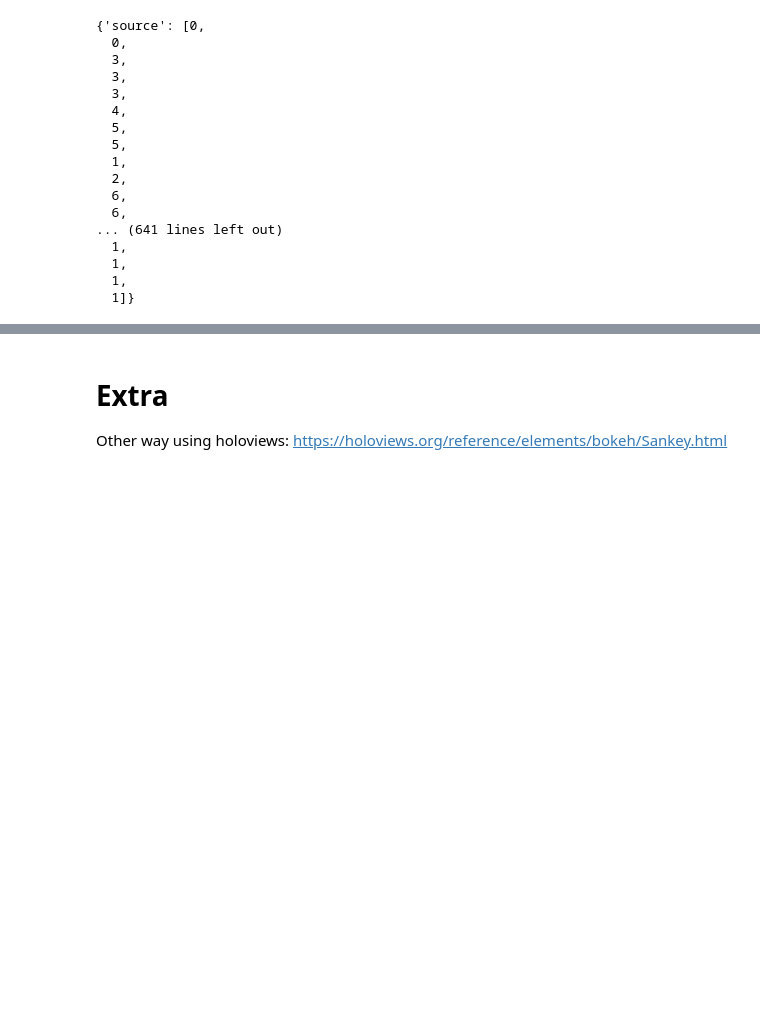
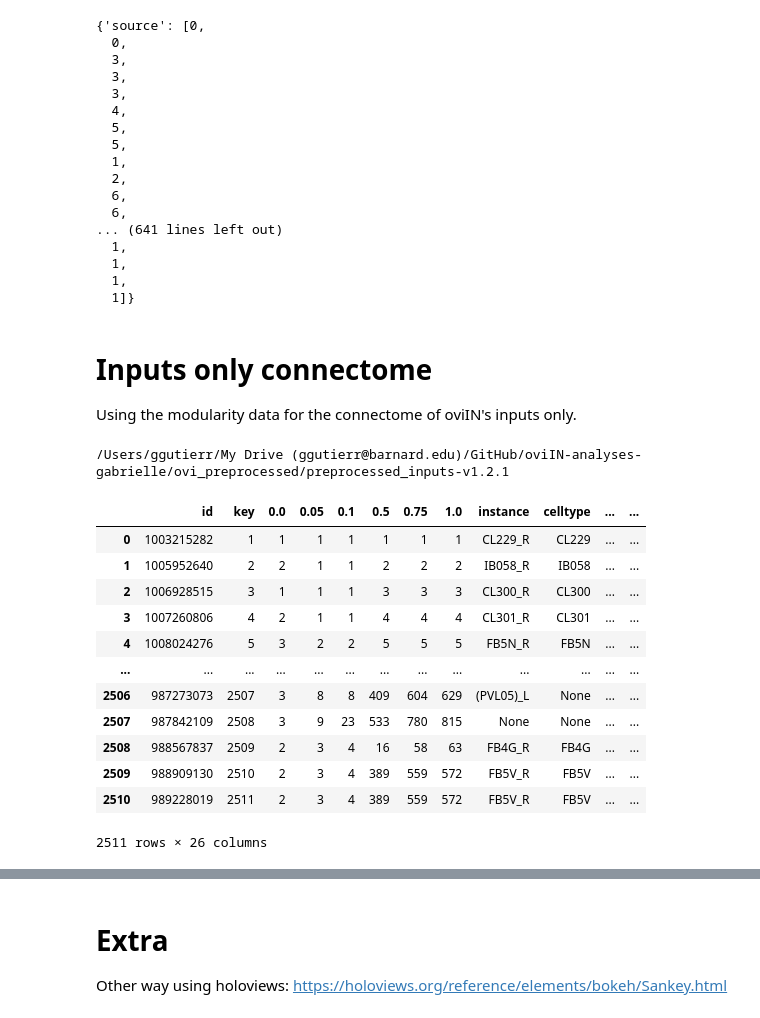
Before and after one commit to Gutierrez-lab/oviIN-analyses-gabrielle, a Jupyter notebook: sankey_modularity.ipynb, the cells around one changed output, grey strips where cells are left out. Drawn from its saved outputs; the diff is of its cells as text; code cells hidden in the pictures; blank space fills up the shorter version.

Commit message:
exploring separate input and output connectomes

```diff
--- a/sankey_modularity.ipynb
+++ b/sankey_modularity.ipynb
@@ -1112,3 +1099,33 @@ fig = go.Figure(data=[go.Sankey(
 ])
 fig.update_layout(title='known cell types in full oviINr modularity data', height=1000)
 fig.show()
+# %% [markdown]
+# Inputs only connectome
+Using the modularity data for the connectome of oviIN's inputs only.
+# %%
+import os
+
+# file path for oviIN modularity data for ovi input connectome
+os.chdir('/Users/ggutierr/My Drive (ggutierr@barnard.edu)/GitHub/oviIN-analyses-gabrielle/ovi_preprocessed/preprocessed_inputs-v1.2.1')
+
+path = os.getcwd()
+print(path)
+# %% [output]
+/Users/ggutierr/My Drive (ggutierr@barnard.edu)/GitHub/oviIN-analyses-gabrielle/ovi_preprocessed/preprocessed_inputs-v1.2.1
+# %%
+ovi_in_node_df = pd.read_csv('preprocessed_nodes.csv')
+ovi_in_node_df
+# %% [output]
+|  | id | key | 0.0 | 0.05 | 0.1 | 0.5 | 0.75 | 1.0 | instance | celltype | ... | ... |
+| 0 | 1003215282 | 1 | 1 | 1 | 1 | 1 | 1 | 1 | CL229_R | CL229 | ... | ... |
+| 1 | 1005952640 | 2 | 2 | 1 | 1 | 2 | 2 | 2 | IB058_R | IB058 | ... | ... |
+| 2 | 1006928515 | 3 | 1 | 1 | 1 | 3 | 3 | 3 | CL300_R | CL300 | ... | ... |
+| 3 | 1007260806 | 4 | 2 | 1 | 1 | 4 | 4 | 4 | CL301_R | CL301 | ... | ... |
+| 4 | 1008024276 | 5 | 3 | 2 | 2 | 5 | 5 | 5 | FB5N_R | FB5N | ... | ... |
+| ... | ... | ... | ... | ... | ... | ... | ... | ... | ... | ... | ... | ... |
+| 2506 | 987273073 | 2507 | 3 | 8 | 8 | 409 | 604 | 629 | (PVL05)_L | None | ... | ... |
+| 2507 | 987842109 | 2508 | 3 | 9 | 23 | 533 | 780 | 815 | None | None | ... | ... |
+| 2508 | 988567837 | 2509 | 2 | 3 | 4 | 16 | 58 | 63 | FB4G_R | FB4G | ... | ... |
+| 2509 | 988909130 | 2510 | 2 | 3 | 4 | 389 | 559 | 572 | FB5V_R | FB5V | ... | ... |
+| 2510 | 989228019 | 2511 | 2 | 3 | 4 | 389 | 559 | 572 | FB5V_R | FB5V | ... | ... |
+2511 rows × 26 columns
```
Also changed, not shown: parts of 89 cells of this notebook.
